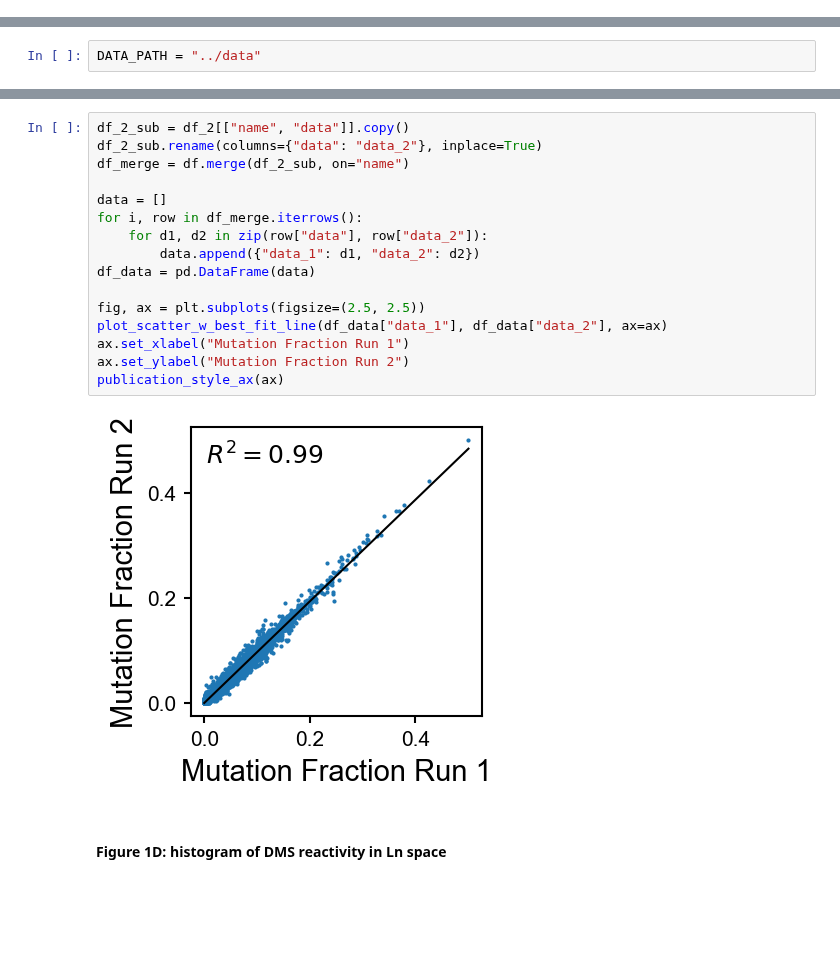
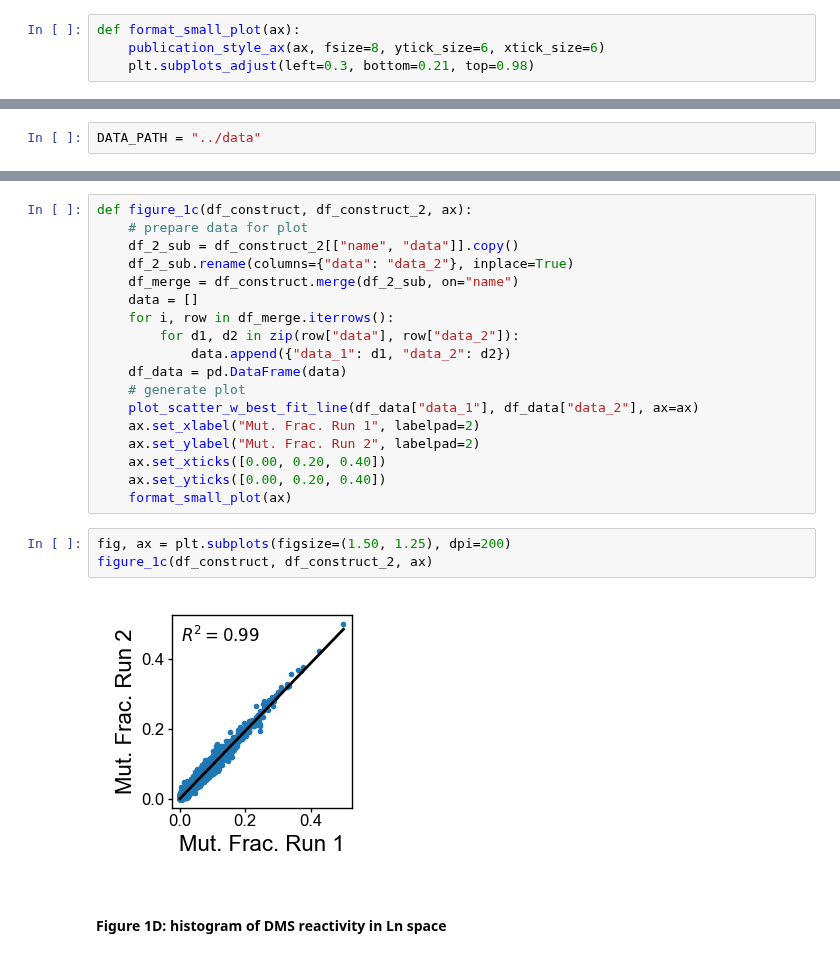
Before and after one commit to YesselmanLabPublications/2025_char_3d_struct_features, a Jupyter notebook: notebooks/manuscript_outline.ipynb, the cells around one changed output, grey strips where cells are left out. Drawn from its saved outputs; the diff is of its cells as text; blank space fills up the shorter version.

```diff
--- a/notebooks/manuscript_outline.ipynb
+++ b/notebooks/manuscript_outline.ipynb
@@ -21,0 +22,4 @@ plt.rcParams['figure.dpi'] = 150
+# %%
+def format_small_plot(ax):
+    publication_style_ax(ax, fsize=8, ytick_size=6, xtick_size=6)
+    plt.subplots_adjust(left=0.3, bottom=0.21, top=0.98)
@@ -92,21 +117,26 @@ publication_style_ax(ax, xtick_size=8)
 # %%
-df_2_sub = df_2[["name", "data"]].copy()
-df_2_sub.rename(columns={"data": "data_2"}, inplace=True)
-df_merge = df.merge(df_2_sub, on="name")
-
-data = []
-for i, row in df_merge.iterrows():
-    for d1, d2 in zip(row["data"], row["data_2"]):
-        data.append({"data_1": d1, "data_2": d2})
-df_data = pd.DataFrame(data)
-
-fig, ax = plt.subplots(figsize=(2.5, 2.5))
-plot_scatter_w_best_fit_line(df_data["data_1"], df_data["data_2"], ax=ax)
-ax.set_xlabel("Mutation Fraction Run 1")
-ax.set_ylabel("Mutation Fraction Run 2")
-publication_style_ax(ax)
+def figure_1c(df_construct, df_construct_2, ax):
+    # prepare data for plot
+    df_2_sub = df_construct_2[["name", "data"]].copy()
+    df_2_sub.rename(columns={"data": "data_2"}, inplace=True)
+    df_merge = df_construct.merge(df_2_sub, on="name")
+    data = []
+    for i, row in df_merge.iterrows():
+        for d1, d2 in zip(row["data"], row["data_2"]):
+            data.append({"data_1": d1, "data_2": d2})
+    df_data = pd.DataFrame(data)
+    # generate plot
+    plot_scatter_w_best_fit_line(df_data["data_1"], df_data["data_2"], ax=ax)
+    ax.set_xlabel("Mut. Frac. Run 1", labelpad=2)
+    ax.set_ylabel("Mut. Frac. Run 2", labelpad=2)
+    ax.set_xticks([0.00, 0.20, 0.40])
+    ax.set_yticks([0.00, 0.20, 0.40])
+    format_small_plot(ax)
-# %% [output]
-[figure, removed]
+# %%
+fig, ax = plt.subplots(figsize=(1.50, 1.25), dpi=200)
+figure_1c(df_construct, df_construct_2, ax)
+# %% [output]
+[figure, added]
 # %% [markdown]
 #### Figure 1D: histogram of DMS reactivity in Ln space
 # %%
```
Also changed, not shown: parts of 45 cells of this notebook, 13 other files.
